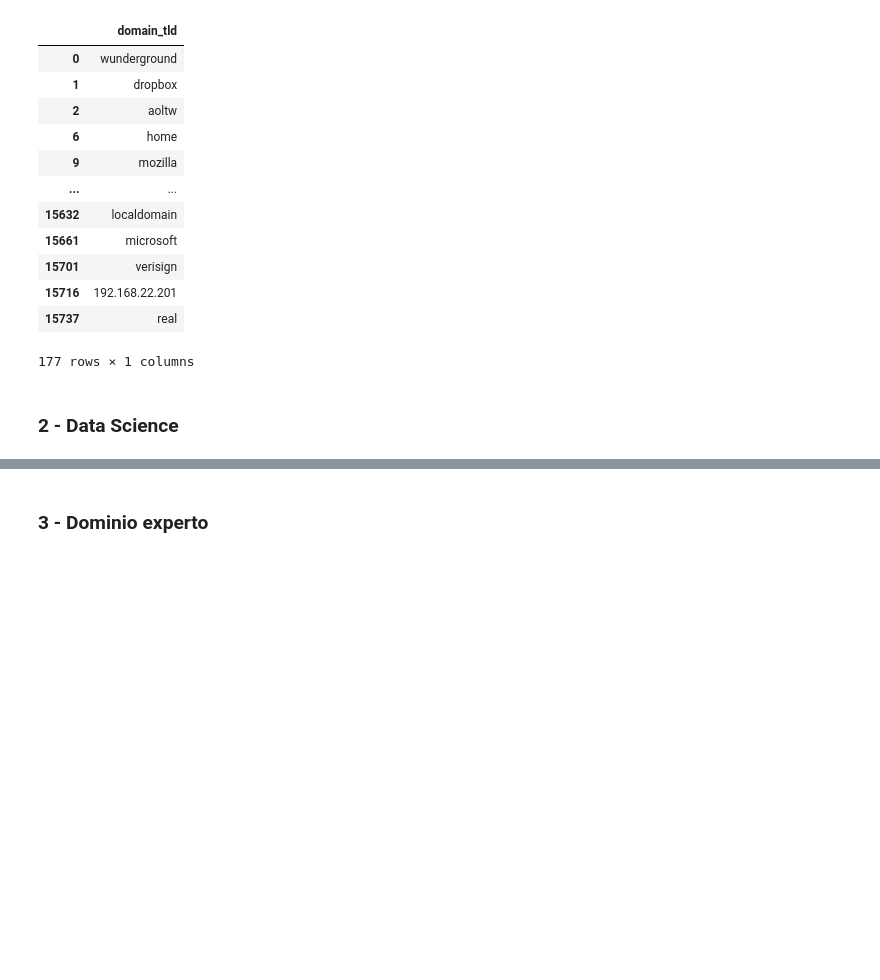
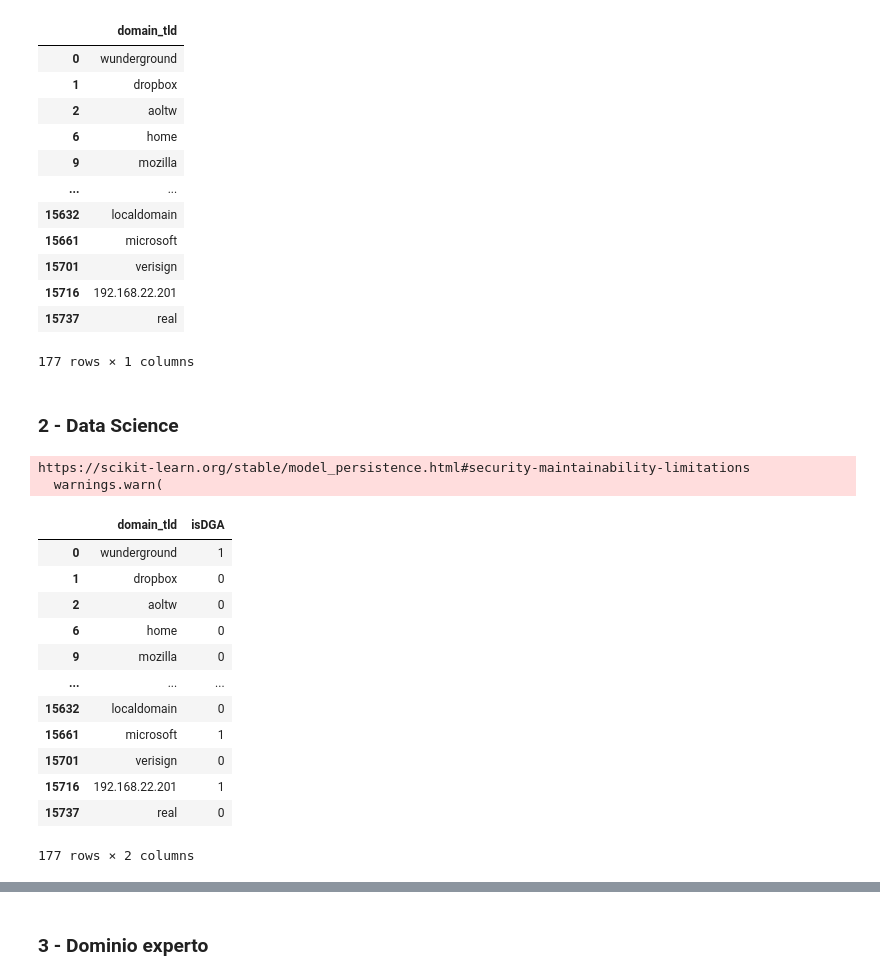
Before and after one commit to andresdlRoca/Lab5_SDS, a Jupyter notebook: lab5.ipynb, the cells around one changed output, grey strips where cells are left out. Drawn from its saved outputs; the diff is of its cells as text; code cells hidden in the pictures; blank space fills up the shorter version.

```diff
--- a/lab5.ipynb
+++ b/lab5.ipynb
@@ -148,3 +148,22 @@ df_a
 177 rows × 1 columns
 # %% [markdown]
 ### 2 - Data Science
+# %%
+df_result = clasificacion(df_a)
+df_result
+# %% [output]
+https://scikit-learn.org/stable/model_persistence.html#security-maintainability-limitations
+  warnings.warn(
+|  | domain_tld | isDGA |
+| 0 | wunderground | 1 |
+| 1 | dropbox | 0 |
+| 2 | aoltw | 0 |
+| 6 | home | 0 |
+| 9 | mozilla | 0 |
+| ... | ... | ... |
+| 15632 | localdomain | 0 |
+| 15661 | microsoft | 1 |
+| 15701 | verisign | 0 |
+| 15716 | 192.168.22.201 | 1 |
+| 15737 | real | 0 |
+177 rows × 2 columns
```
Also changed, not shown: parts of 4 cells of this notebook, 2 other files.
